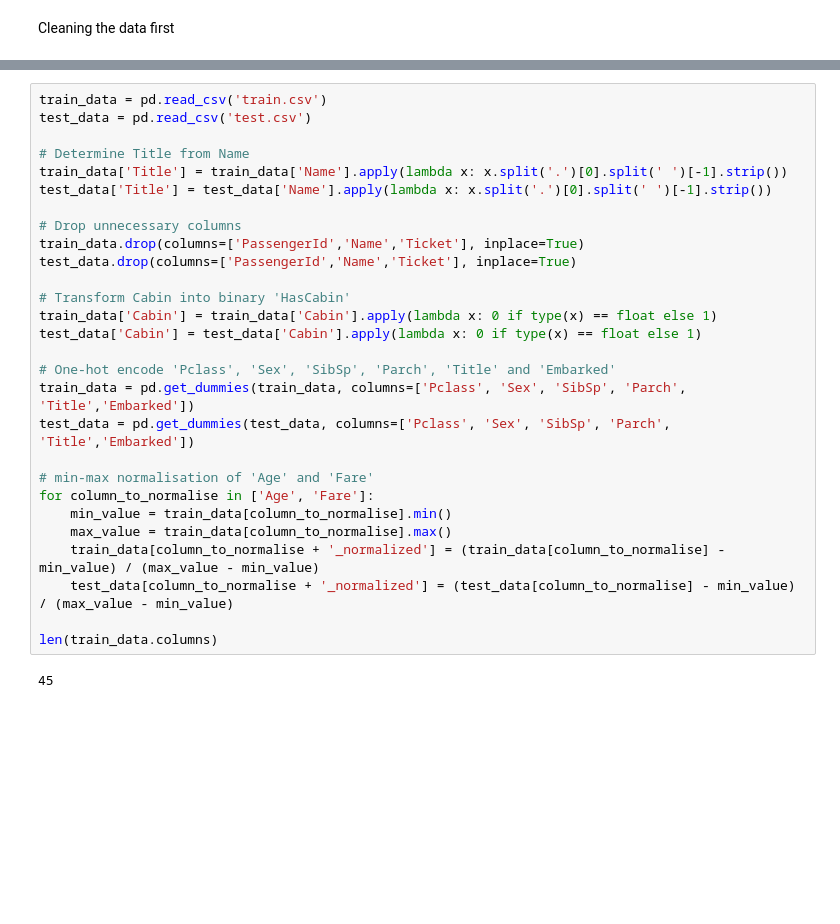
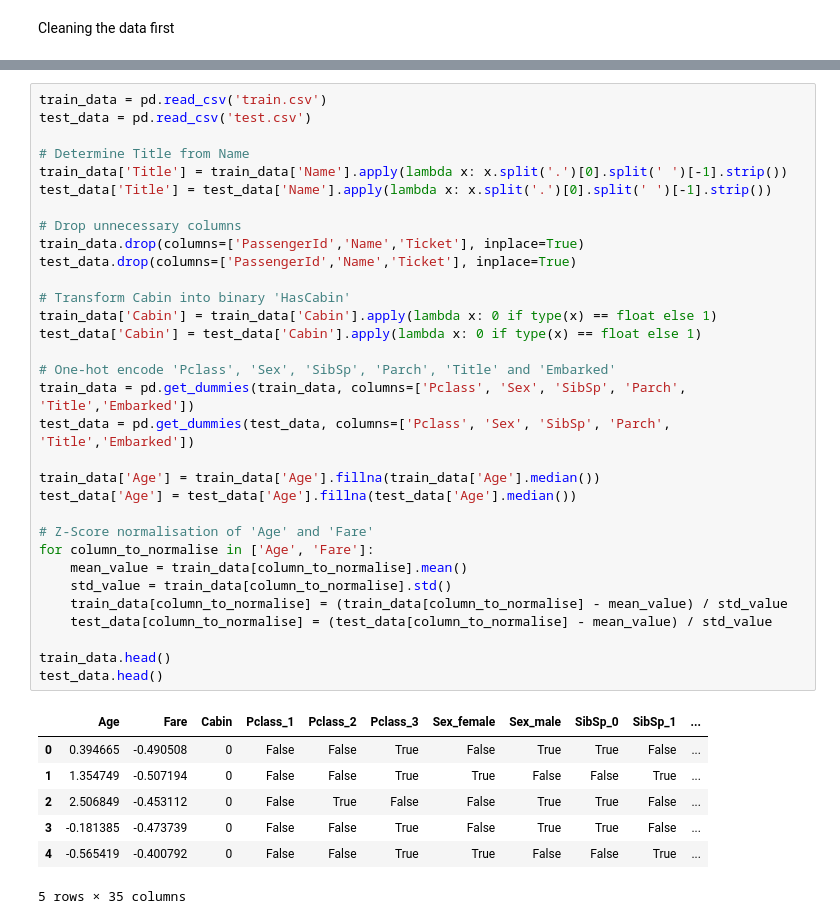
Before and after one commit to jamiemilsom/Deep_Learning_MSc, a Jupyter notebook: Kaggle/Titanic/titanic.ipynb, the cells around one changed output, grey strips where cells are left out. Saved outputs shown, nothing was run; the diff lists cells and outputs as text; blank space fills up the shorter version.

```diff
--- a/Kaggle/Titanic/titanic.ipynb
+++ b/Kaggle/Titanic/titanic.ipynb
@@ -83,30 +75,40 @@ train_data.head()
 # %%
 train_data = pd.read_csv('train.csv')
 test_data = pd.read_csv('test.csv')
 
 # Determine Title from Name
 train_data['Title'] = train_data['Name'].apply(lambda x: x.split('.')[0].split(' ')[-1].strip())
 test_data['Title'] = test_data['Name'].apply(lambda x: x.split('.')[0].split(' ')[-1].strip())
 
 # Drop unnecessary columns
 train_data.drop(columns=['PassengerId','Name','Ticket'], inplace=True)
 test_data.drop(columns=['PassengerId','Name','Ticket'], inplace=True)
 
 # Transform Cabin into binary 'HasCabin'
 train_data['Cabin'] = train_data['Cabin'].apply(lambda x: 0 if type(x) == float else 1)
 test_data['Cabin'] = test_data['Cabin'].apply(lambda x: 0 if type(x) == float else 1)
 
 # One-hot encode 'Pclass', 'Sex', 'SibSp', 'Parch', 'Title' and 'Embarked'
 train_data = pd.get_dummies(train_data, columns=['Pclass', 'Sex', 'SibSp', 'Parch', 'Title','Embarked'])
 test_data = pd.get_dummies(test_data, columns=['Pclass', 'Sex', 'SibSp', 'Parch', 'Title','Embarked'])
 
-# min-max normalisation of 'Age' and 'Fare'
+train_data['Age'] = train_data['Age'].fillna(train_data['Age'].median())
+test_data['Age'] = test_data['Age'].fillna(test_data['Age'].median())
+
+# Z-Score normalisation of 'Age' and 'Fare'
 for column_to_normalise in ['Age', 'Fare']:
-    min_value = train_data[column_to_normalise].min()
-    max_value = train_data[column_to_normalise].max()
-    train_data[column_to_normalise + '_normalized'] = (train_data[column_to_normalise] - min_value) / (max_value - min_value)
-    test_data[column_to_normalise + '_normalized'] = (test_data[column_to_normalise] - min_value) / (max_value - min_value)
+    mean_value = train_data[column_to_normalise].mean()
+    std_value = train_data[column_to_normalise].std()
+    train_data[column_to_normalise] = (train_data[column_to_normalise] - mean_value) / std_value
+    test_data[column_to_normalise] = (test_data[column_to_normalise] - mean_value) / std_value
 
-len(train_data.columns)
+train_data.head()
+test_data.head()
 # %% [output]
+|  | Age | Fare | Cabin | Pclass_1 | Pclass_2 | Pclass_3 | Sex_female | Sex_male | SibSp_0 | SibSp_1 | ... |
+| 0 | 0.394665 | -0.490508 | 0 | False | False | True | False | True | True | False | ... |
+| 1 | 1.354749 | -0.507194 | 0 | False | False | True | True | False | False | True | ... |
+| 2 | 2.506849 | -0.453112 | 0 | False | True | False | False | True | True | False | ... |
+| 3 | -0.181385 | -0.473739 | 0 | False | False | True | False | True | True | False | ... |
+| 4 | -0.565419 | -0.400792 | 0 | False | False | True | True | False | False | True | ... |
-45
+5 rows × 35 columns
```
Also changed, not shown: parts of 12 cells of this notebook, 4 other files.
